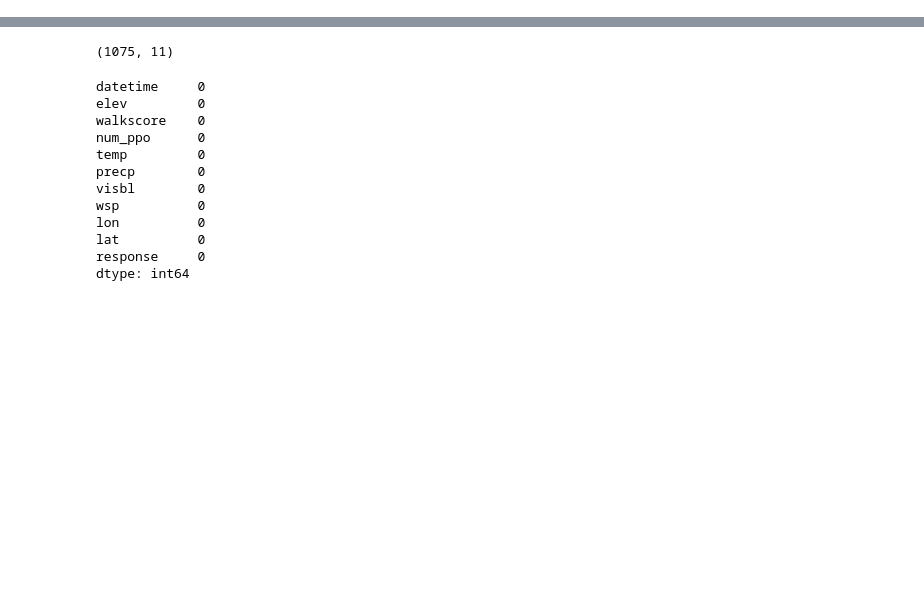
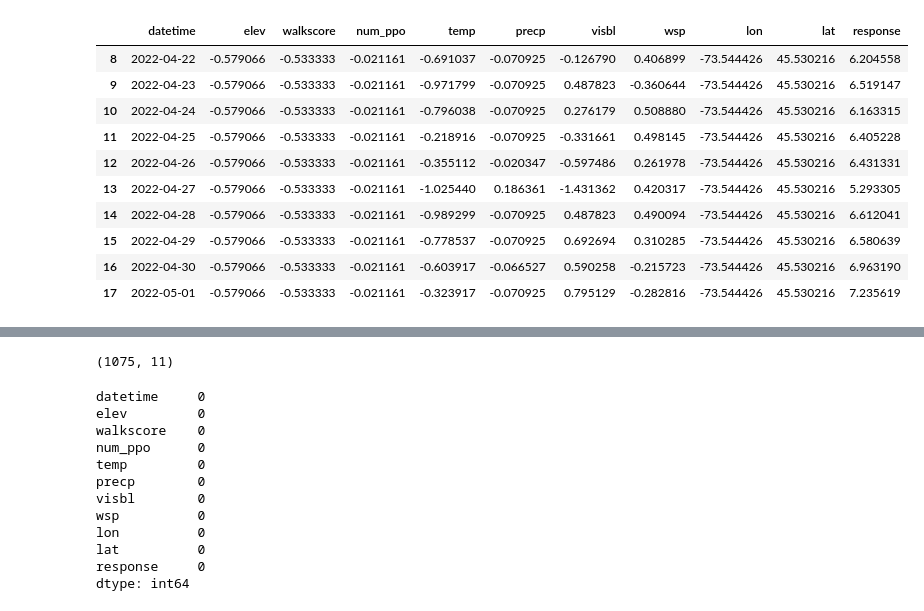
Before and after one commit to yadavrishikesh/BayesNF, a Jupyter notebook: BayesNF_on_EcoCounter_bike.ipynb, the cells around one changed output, grey strips where cells are left out. Saved outputs shown, nothing was run; the diff lists cells and outputs as text; code cells hidden in the pictures; blank space fills up the shorter version.

```diff
--- a/BayesNF_on_EcoCounter_bike.ipynb
+++ b/BayesNF_on_EcoCounter_bike.ipynb
@@ -69,3 +43,17 @@ plt.gca().spines[['top', 'right',]].set_visible(False)
+# %%
+df_train_log.head(10)
+# %% [output]
+|  | datetime | elev | walkscore | num_ppo | temp | precp | visbl | wsp | lon | lat | response |
+| 8 | 2022-04-22 | -0.579066 | -0.533333 | -0.021161 | -0.691037 | -0.070925 | -0.126790 | 0.406899 | -73.544426 | 45.530216 | 6.204558 |
+| 9 | 2022-04-23 | -0.579066 | -0.533333 | -0.021161 | -0.971799 | -0.070925 | 0.487823 | -0.360644 | -73.544426 | 45.530216 | 6.519147 |
+| 10 | 2022-04-24 | -0.579066 | -0.533333 | -0.021161 | -0.796038 | -0.070925 | 0.276179 | 0.508880 | -73.544426 | 45.530216 | 6.163315 |
+| 11 | 2022-04-25 | -0.579066 | -0.533333 | -0.021161 | -0.218916 | -0.070925 | -0.331661 | 0.498145 | -73.544426 | 45.530216 | 6.405228 |
+| 12 | 2022-04-26 | -0.579066 | -0.533333 | -0.021161 | -0.355112 | -0.020347 | -0.597486 | 0.261978 | -73.544426 | 45.530216 | 6.431331 |
+| 13 | 2022-04-27 | -0.579066 | -0.533333 | -0.021161 | -1.025440 | 0.186361 | -1.431362 | 0.420317 | -73.544426 | 45.530216 | 5.293305 |
+| 14 | 2022-04-28 | -0.579066 | -0.533333 | -0.021161 | -0.989299 | -0.070925 | 0.487823 | 0.490094 | -73.544426 | 45.530216 | 6.612041 |
+| 15 | 2022-04-29 | -0.579066 | -0.533333 | -0.021161 | -0.778537 | -0.070925 | 0.692694 | 0.310285 | -73.544426 | 45.530216 | 6.580639 |
+| 16 | 2022-04-30 | -0.579066 | -0.533333 | -0.021161 | -0.603917 | -0.066527 | 0.590258 | -0.215723 | -73.544426 | 45.530216 | 6.963190 |
+| 17 | 2022-05-01 | -0.579066 | -0.533333 | -0.021161 | -0.323917 | -0.070925 | 0.795129 | -0.282816 | -73.544426 | 45.530216 | 7.235619 |
 # %%
 from bayesnf.spatiotemporal import BayesianNeuralFieldMAP
 
```
Also changed, not shown: parts of 9 cells of this notebook.
